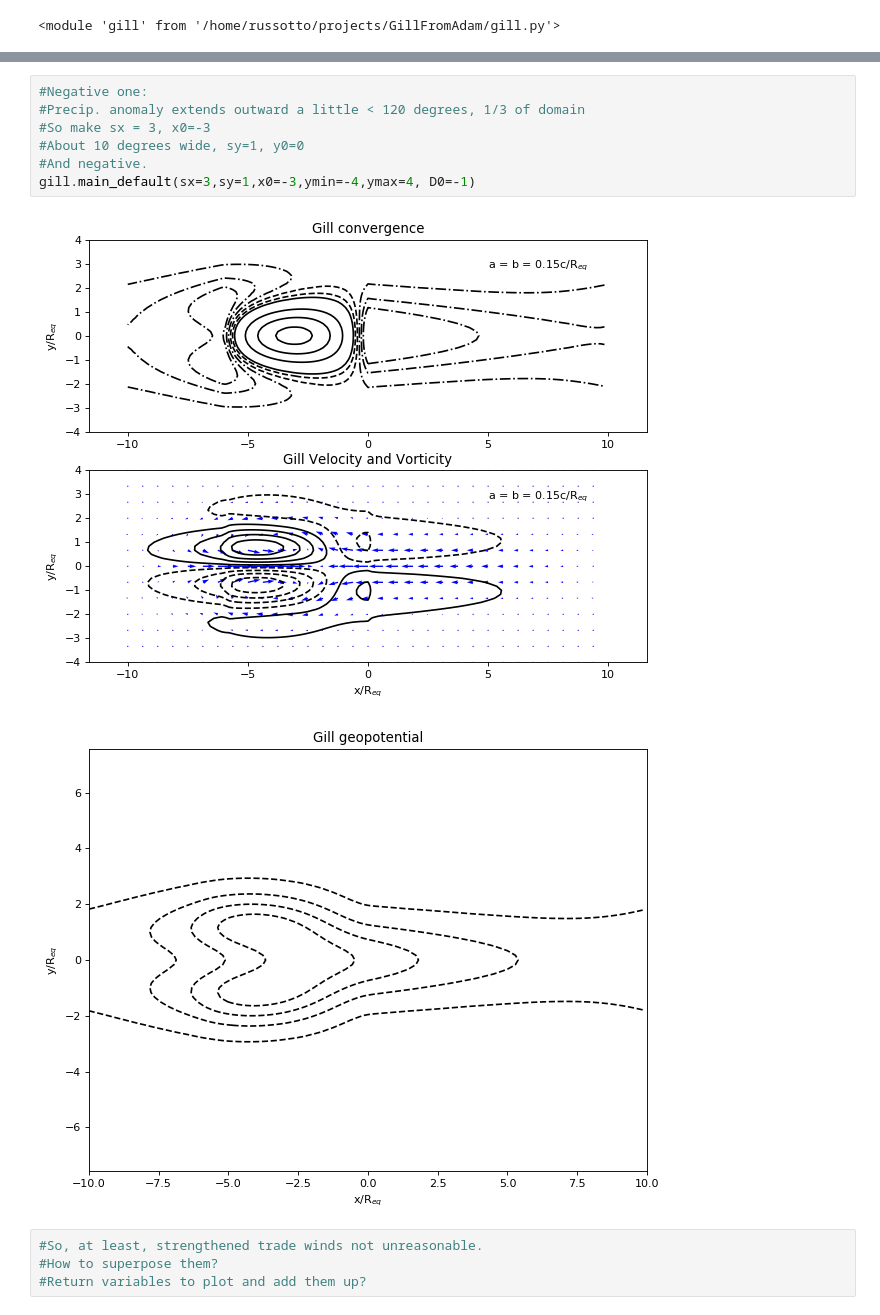
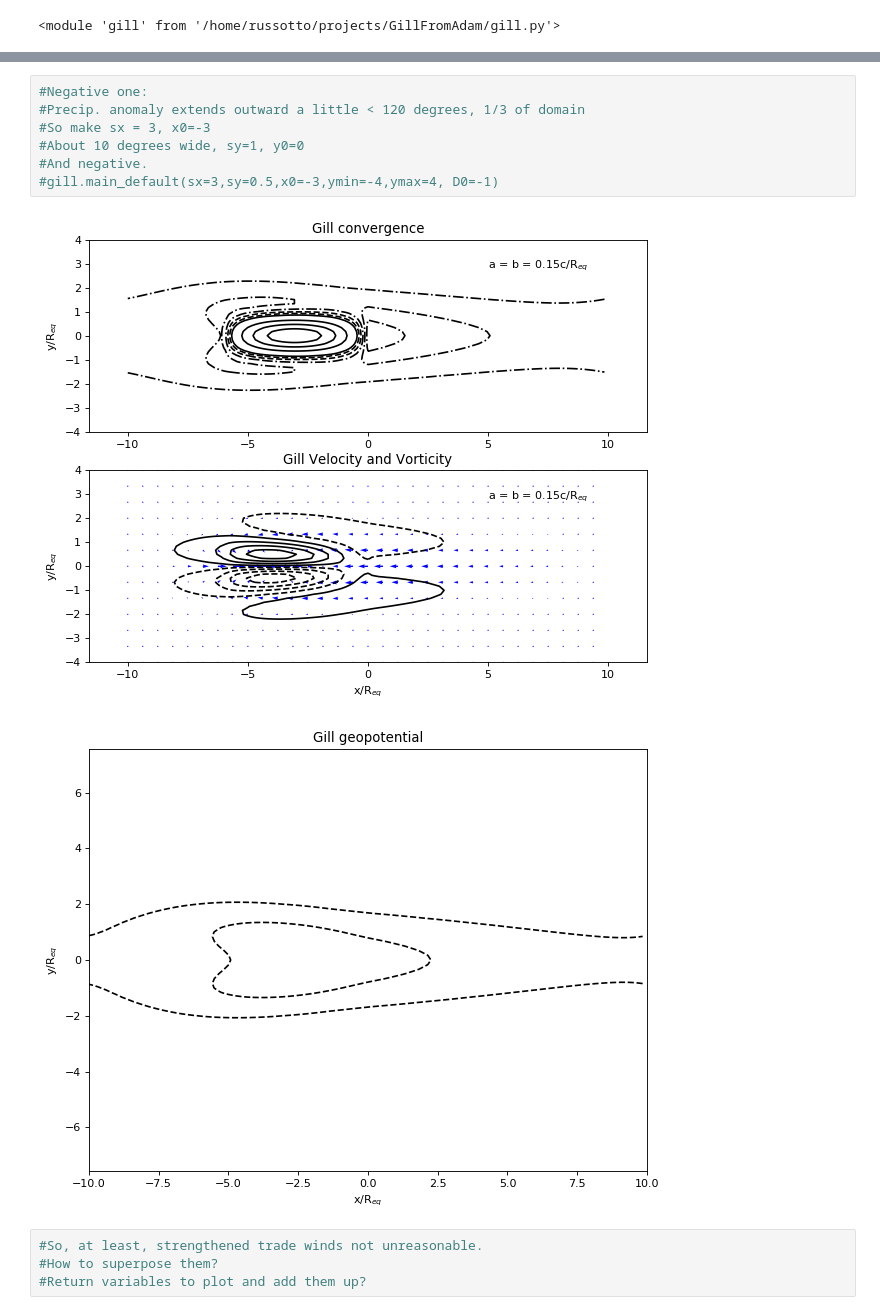
Before and after one commit to rdrussotto/PythonGillAtmosphere, a Jupyter notebook: GillForTRACMIP.ipynb, the cells around one changed output, grey strips where cells are left out. Drawn from its saved outputs; the diff is of its cells as text.

```diff
--- a/GillForTRACMIP.ipynb
+++ b/GillForTRACMIP.ipynb
@@ -34,13 +36,13 @@ gill.main_default(sx=1.25,sy=3, ymin=-7, ymax=7, D0=0.75)
 # %%
 #Negative one:
 #Precip. anomaly extends outward a little < 120 degrees, 1/3 of domain
 #So make sx = 3, x0=-3
 #About 10 degrees wide, sy=1, y0=0
 #And negative.
-gill.main_default(sx=3,sy=1,x0=-3,ymin=-4,ymax=4, D0=-1)
+#gill.main_default(sx=3,sy=0.5,x0=-3,ymin=-4,ymax=4, D0=-1)
 # %% [output]
-[figure, old version]
+[figure, new version]
-[figure, old version]
+[figure, new version]
 # %%
 #So, at least, strengthened trade winds not unreasonable.
 #How to superpose them?
```
Also changed, not shown: parts of 11 cells of this notebook, 1 other file.
